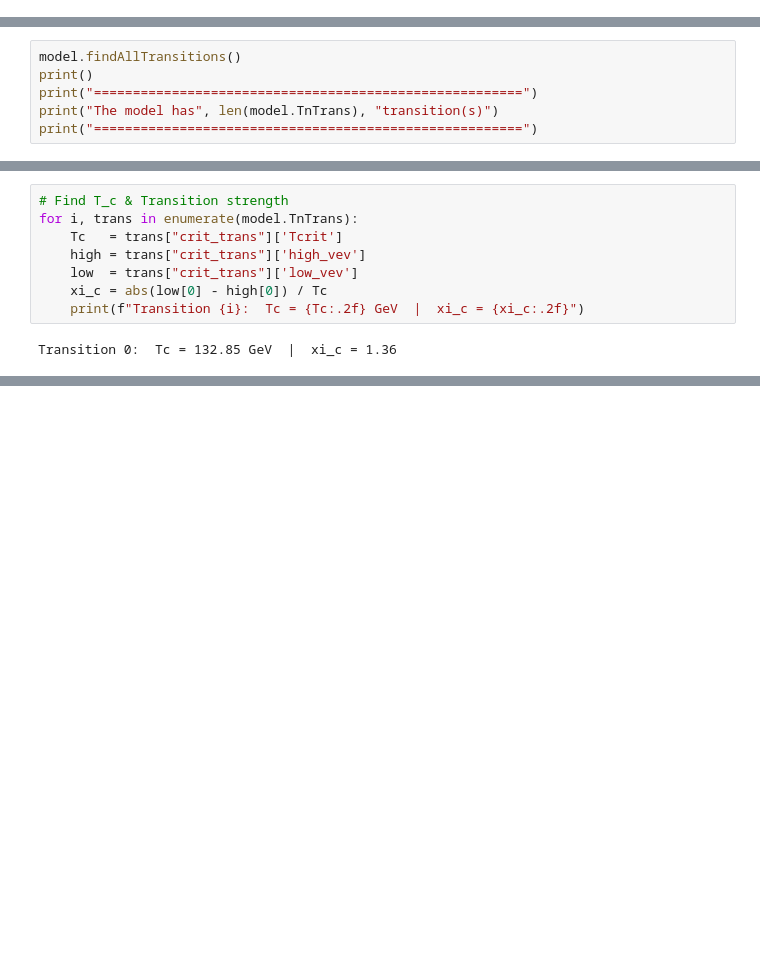
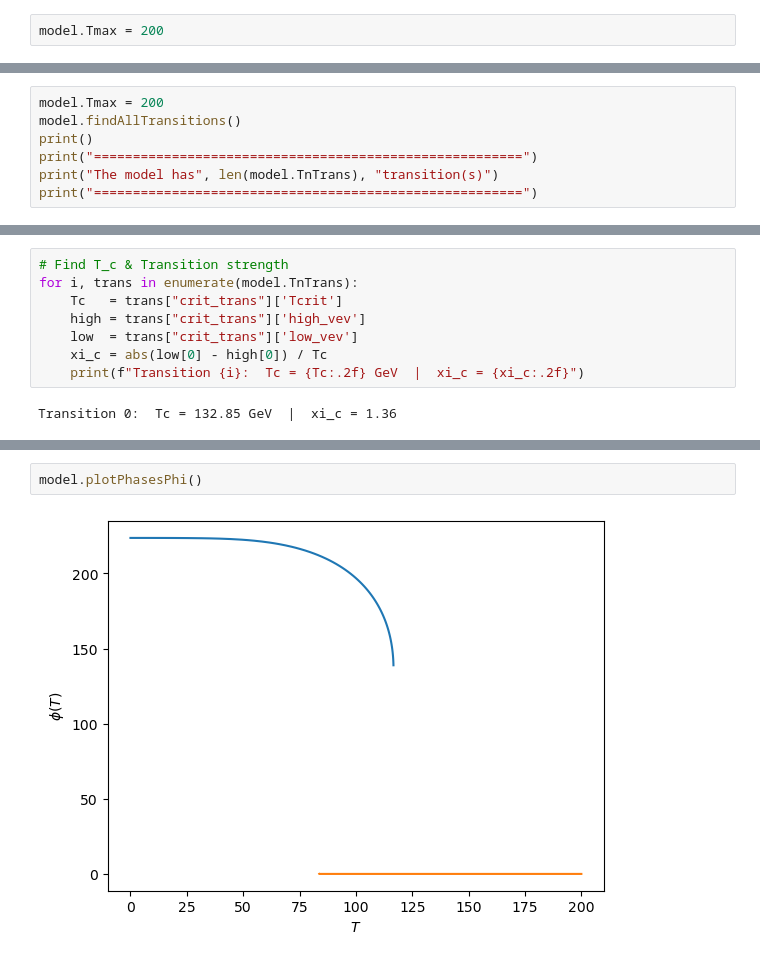
Before and after one commit to Diego-gt-phys/TFM-Repository, a Jupyter notebook: CosmoTransitions/Abelian_Analysis.ipynb, the cells around one changed output, grey strips where cells are left out. Drawn from its saved outputs; the diff is of its cells as text; blank space fills up the shorter version.

```diff
--- a/CosmoTransitions/Abelian_Analysis.ipynb
+++ b/CosmoTransitions/Abelian_Analysis.ipynb
@@ -158,2 +159,4 @@ plt.show()
 # %% [markdown]
 ## Phase Transition
+# %%
+model.Tmax = 200
@@ -160,4 +174,5 @@ plt.show()
 # %%
+model.Tmax = 200
 model.findAllTransitions()
 print()
 print("=======================================================")
@@ -421,0 +225,4 @@ print_observables(obs)
+# %%
+model.plotPhasesPhi()
+# %% [output]
+[figure, added]
```
Also changed, not shown: parts of 10 cells of this notebook, 2 other files.
